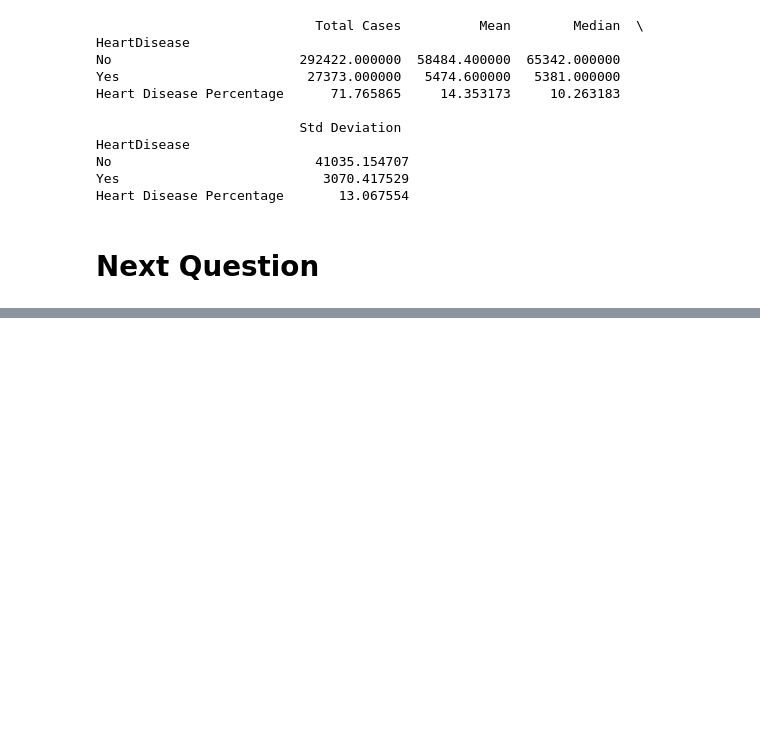
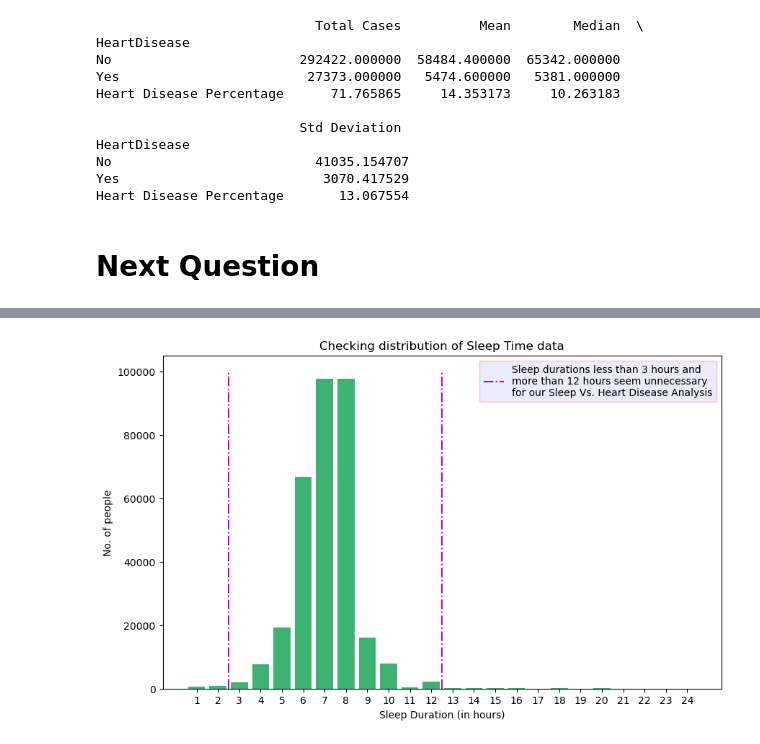
Before and after one commit to JaskiratSingh95/Project1_backup, a Jupyter notebook: Heart_disease_backup.ipynb, the cells around one changed output, grey strips where cells are left out. Saved outputs shown, nothing was run; the diff lists cells and outputs as text; code cells hidden in the pictures; blank space fills up the shorter version.

Commit message:
Sleep_Vs._Heart_Disease_Analysis

```diff
--- a/Heart_disease_backup.ipynb
+++ b/Heart_disease_backup.ipynb
@@ -340,0 +343,4 @@ Heart Disease Percentage       13.067554
+# %%
+all_sleep_times = data["SleepTime"].value_counts().sort_index()
+all_sleep_times_df = pd.DataFrame(all_sleep_times).reset_index()
+all_sleep_times_df
@@ -340,0 +365,12 @@ Heart Disease Percentage       13.067554
+# %%
+plt.figure(figsize= (10,6))
+plt.bar(all_sleep_times_df["SleepTime"], all_sleep_times_df["count"], color="mediumseagreen")
+plt.xticks(all_sleep_times_df["SleepTime"])
+plt.xlabel("Sleep Duration (in hours)")
+plt.ylabel("No. of people")
+plt.title("Checking distribution of Sleep Time data")
+plt.vlines(x=(2.5, 12.5), ymin=1, ymax=99999, colors= "m", linestyles="dashdot", label="Sleep durations less than 3 hours and\nmore than 12 hours seem unnecessary\nfor our Sleep Vs. Heart Disease Analysis")
+plt.legend(loc= "upper right", facecolor= "lavender", edgecolor= "lightpink")
+plt.show()
+# %% [output]
+[figure, added]
```
Also changed, not shown: parts of 17 cells of this notebook, 2 other files.
